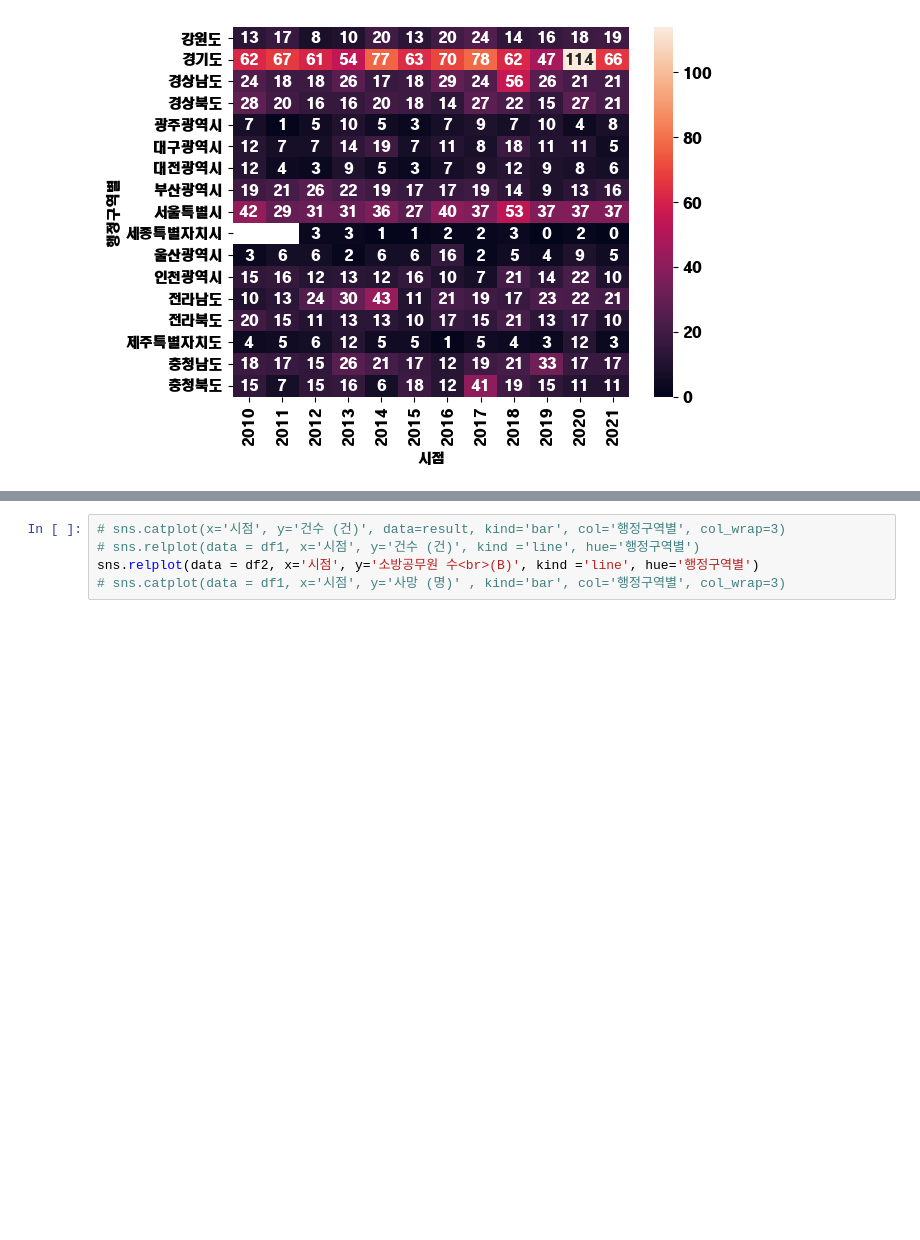
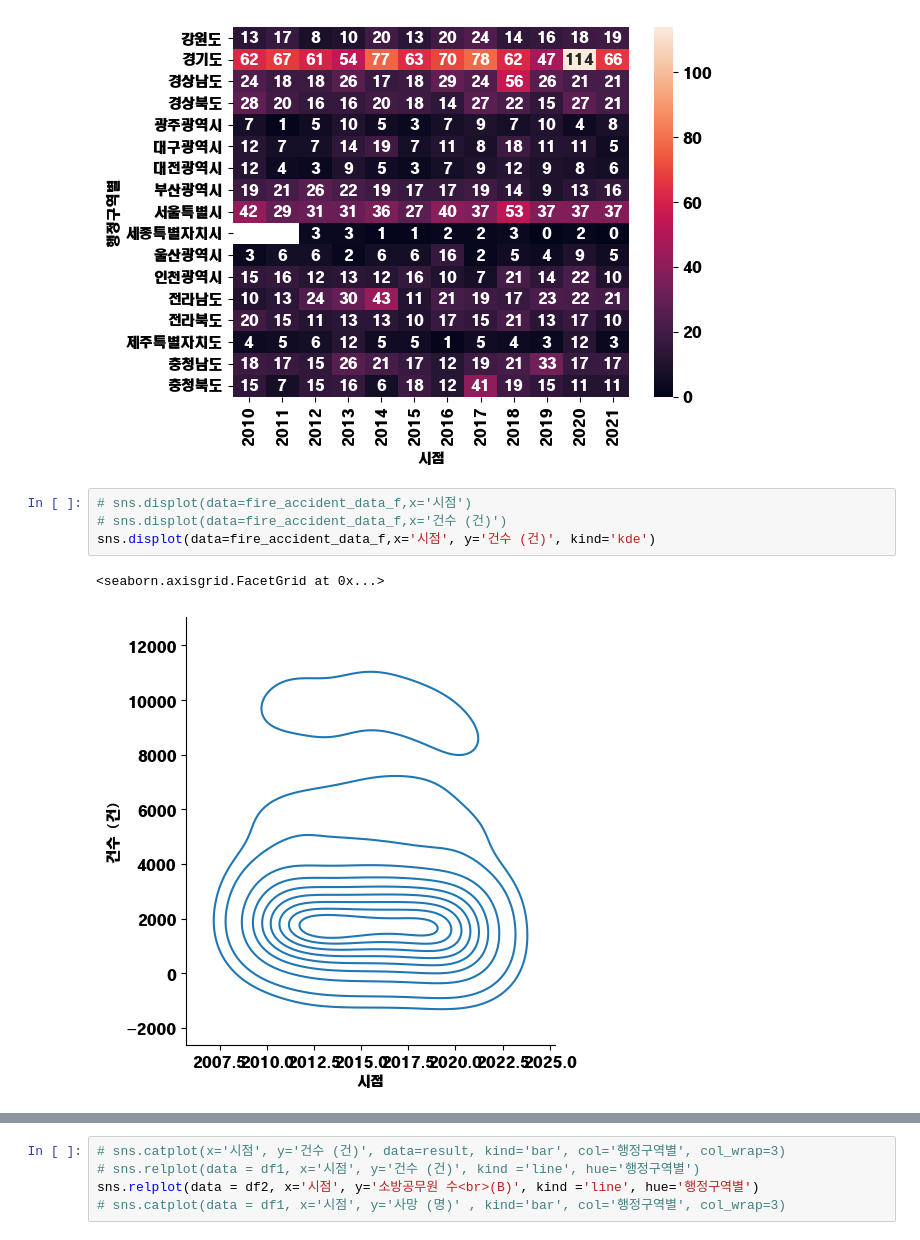
Before and after one commit to dlgustn376/-AWS-_Python_Study, a Jupyter notebook: Day25_Fire_DataJoin.ipynb, the cells around one changed output, grey strips where cells are left out. Drawn from its saved outputs; the diff is of its cells as text; blank space fills up the shorter version.

```diff
--- a/Day25_Fire_DataJoin.ipynb
+++ b/Day25_Fire_DataJoin.ipynb
@@ -166,3 +168,10 @@ sns.heatmap(df1, annot=True, fmt='.0f')
 # %% [output]
 <AxesSubplot: xlabel='시점', ylabel='행정구역별'>
 [figure]
+# %%
+# sns.displot(data=fire_accident_data_f,x='시점')
+# sns.displot(data=fire_accident_data_f,x='건수 (건)')
+sns.displot(data=fire_accident_data_f,x='시점', y='건수 (건)', kind='kde')
+# %% [output]
+<seaborn.axisgrid.FacetGrid at 0x...>
+[figure, added]
```
Also changed, not shown: parts of 3 cells of this notebook, 8 other files.
